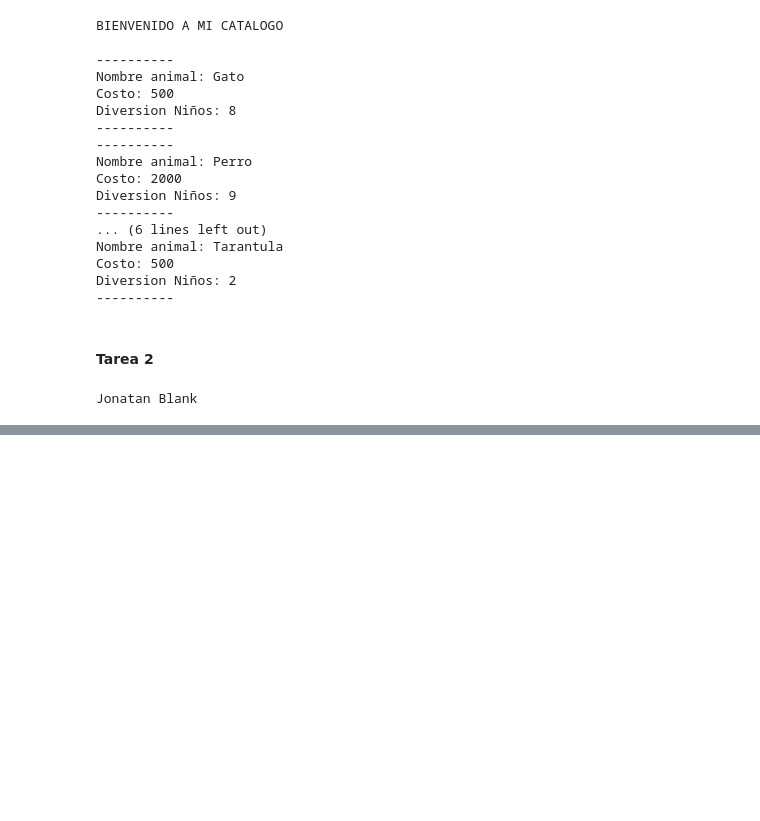
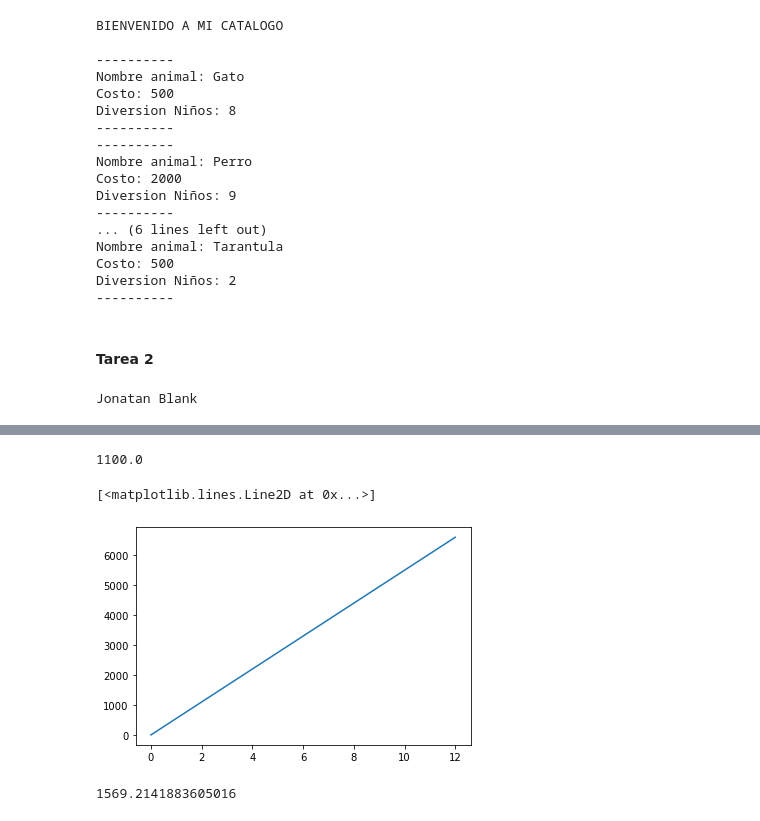
Before and after one commit to blankhall98/ZERO-2-HERO-PYTHON---Finance-Data-Science, a Jupyter notebook: Python Básico.ipynb, the cells around one changed output, grey strips where cells are left out. Saved outputs shown, nothing was run; the diff lists cells and outputs as text; code cells hidden in the pictures; blank space fills up the shorter version.

```diff
--- a/Python Básico.ipynb
+++ b/Python Básico.ipynb
@@ -161,0 +189,15 @@ Jonatan Blank
+# %%
+def interes_simple(tasa,plazo,monto):
+    interes = monto*(1+tasa*plazo)
+    return interes
+# %%
+doce_meses = interes_simple(0.1,12,500)
+doce_meses
+# %% [output]
+1100.0
+# %%
+meses = range(13)
+# %%
+valores = []
+for mes in meses:
+    valores.append(interes_simple(0.1,mes,500))
@@ -161,0 +206,5 @@ Jonatan Blank
+# %%
+plt.plot(meses,valores)
+# %% [output]
+[<matplotlib.lines.Line2D at 0x...>]
+[figure, added]
@@ -161,0 +215,4 @@ Jonatan Blank
+# %%
+interes_compuesto(500,0.1,12)
+# %% [output]
+1569.2141883605016
```
Also changed, not shown: parts of 15 cells of this notebook.
